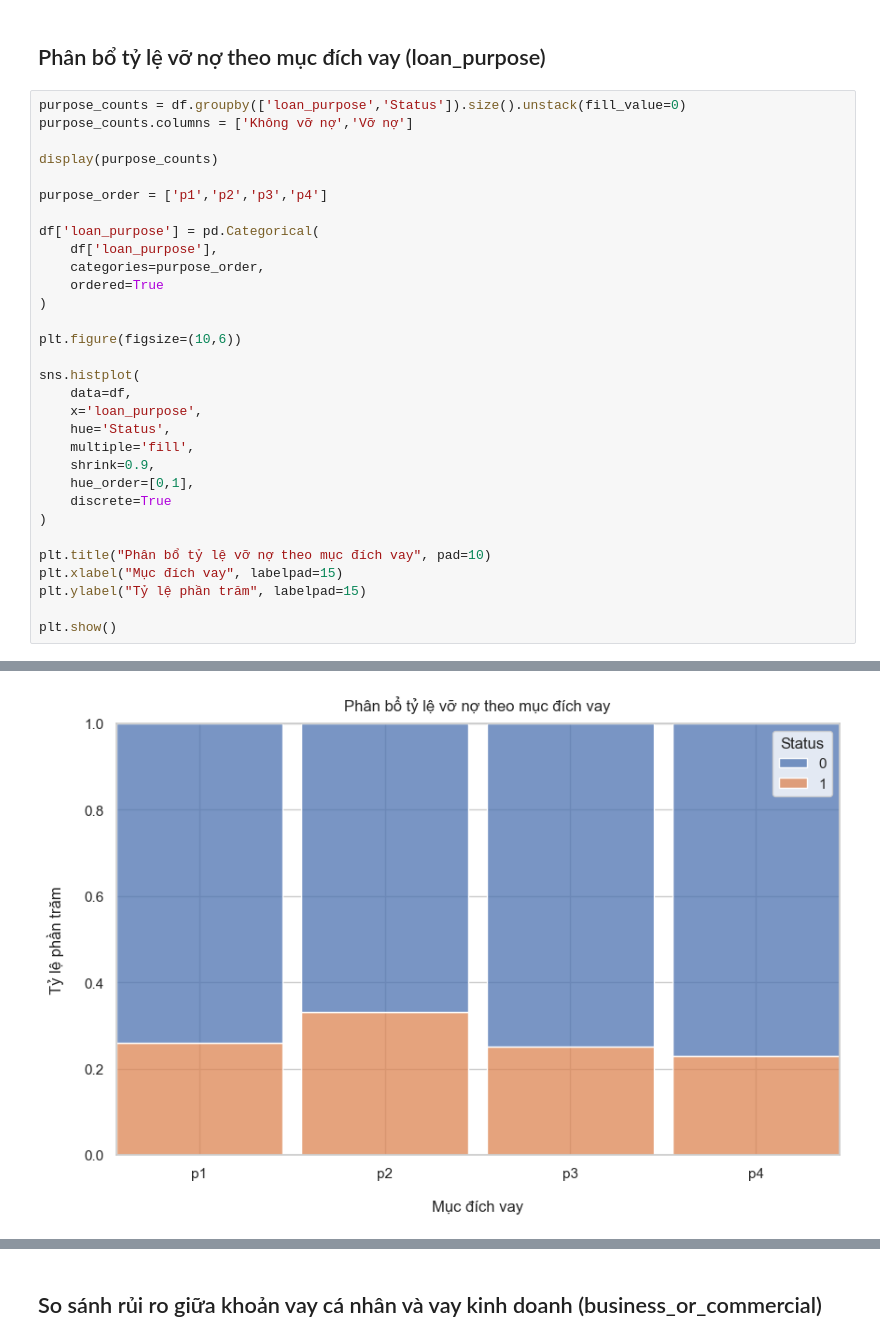
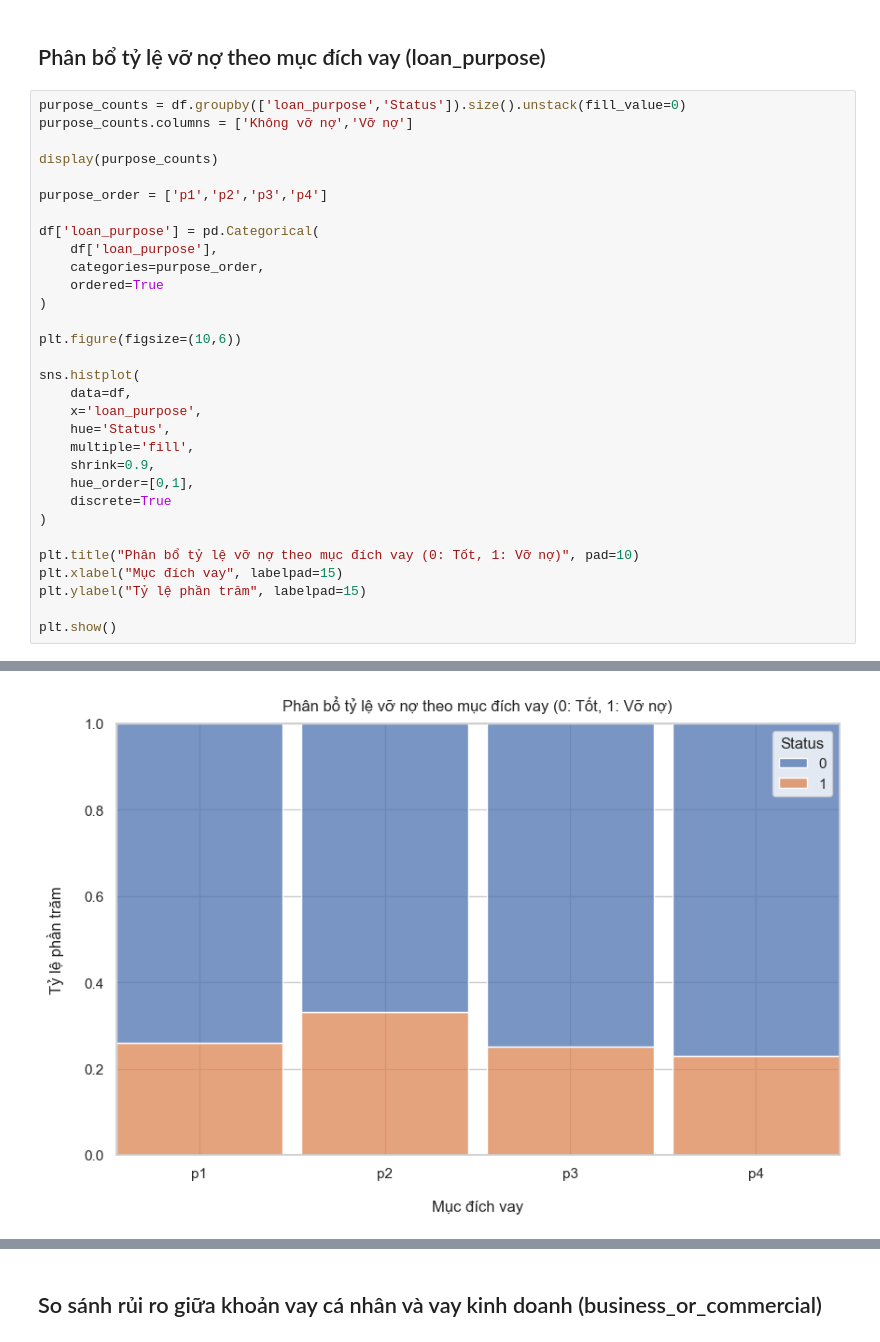
Before and after one commit to missinii/Loan-Default-Prediction, a Jupyter notebook: notebooks/eda_loan_contract.ipynb, the cells around one changed output, grey strips where cells are left out. Saved outputs shown, nothing was run; the diff lists cells and outputs as text.

```diff
--- a/notebooks/eda_loan_contract.ipynb
+++ b/notebooks/eda_loan_contract.ipynb
@@ -97,35 +97,35 @@ purpose_order = ['p1','p2','p3','p4']
 
 df['loan_purpose'] = pd.Categorical(
     df['loan_purpose'],
     categories=purpose_order,
     ordered=True
 )
 
 plt.figure(figsize=(10,6))
 
 sns.histplot(
     data=df,
     x='loan_purpose',
     hue='Status',
     multiple='fill',
     shrink=0.9,
     hue_order=[0,1],
     discrete=True
 )
 
-plt.title("Phân bổ tỷ lệ vỡ nợ theo mục đích vay", pad=10)
+plt.title("Phân bổ tỷ lệ vỡ nợ theo mục đích vay (0: Tốt, 1: Vỡ nợ)", pad=10)
 plt.xlabel("Mục đích vay", labelpad=15)
 plt.ylabel("Tỷ lệ phần trăm", labelpad=15)
 
 plt.show()
 # %% [output]
 |  | Không vỡ nợ | Vỡ nợ |
 | loan_purpose |  |  |
 | p1 | 25594 | 8935 |
 | p2 | 2191 | 1083 |
 | p3 | 41938 | 13996 |
 | p4 | 42209 | 12590 |
-[figure, old version]
+[figure, new version]
 # %% [markdown]
 ### Insight
 
```
Also changed, not shown: parts of 4 cells of this notebook.
